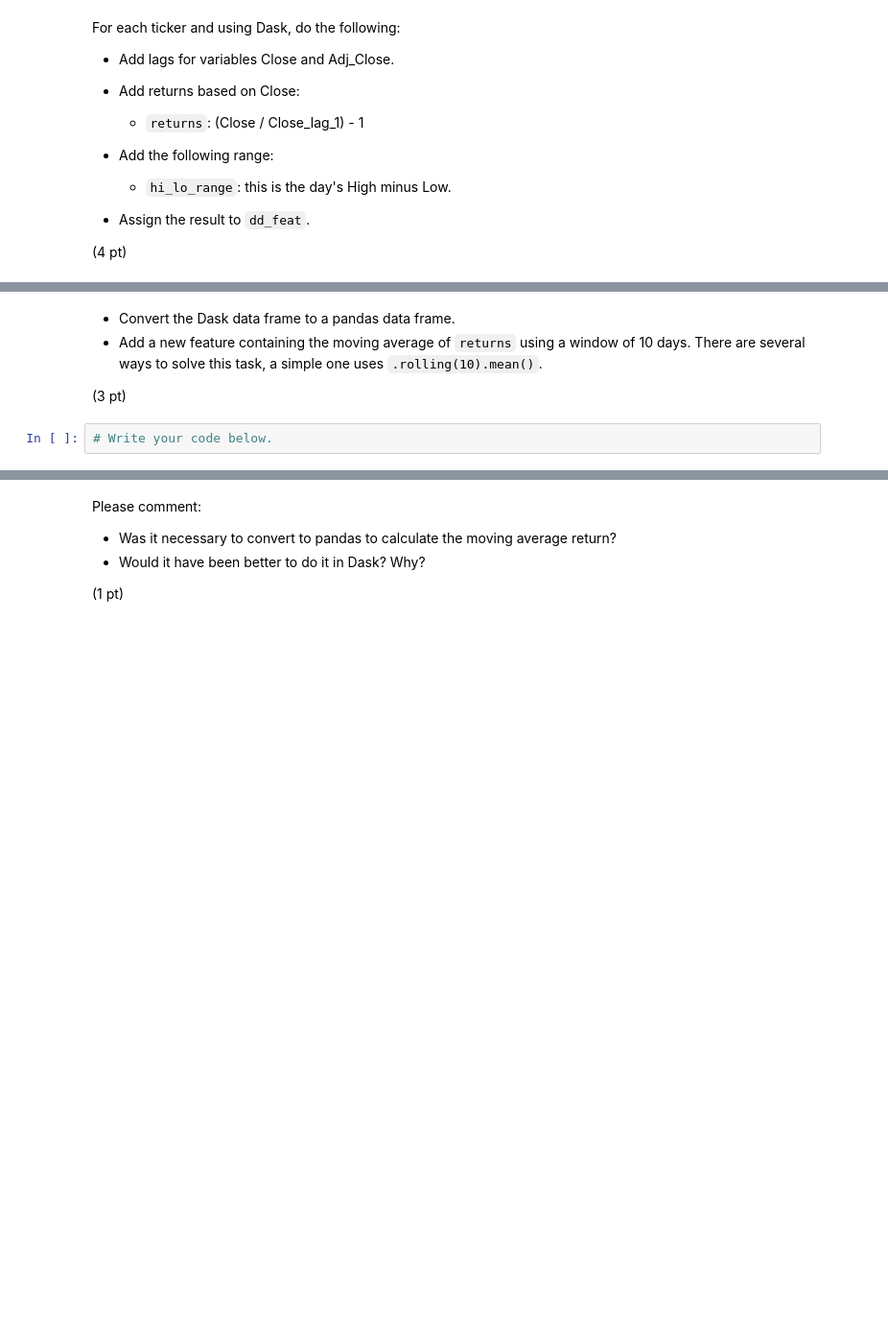
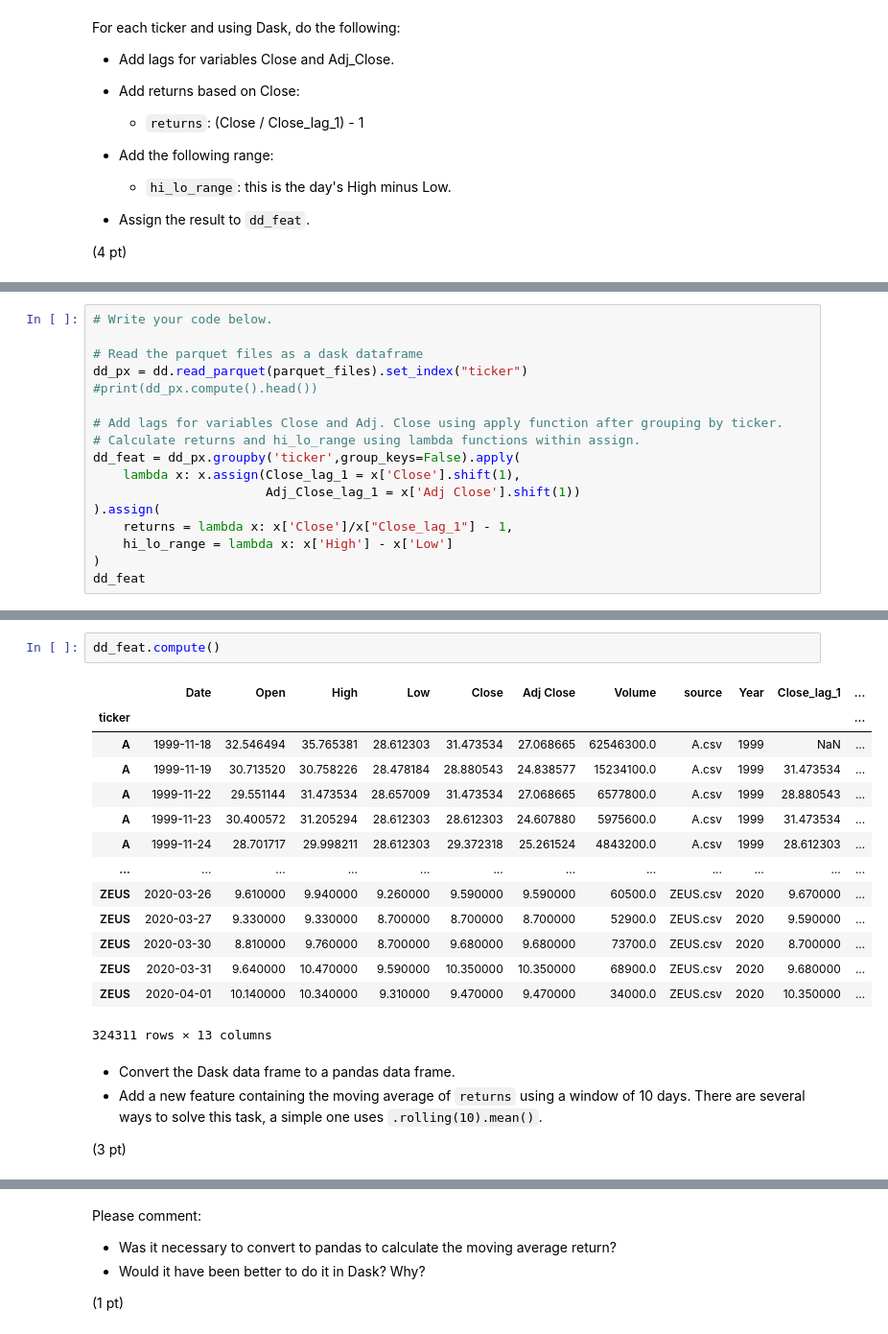
Before and after one commit to slathwal/production, a Jupyter notebook: 02_activities/assignments/assignment_1.ipynb, the cells around one changed output, grey strips where cells are left out. Shown at 96% size. Saved outputs shown, nothing was run; the diff lists cells and outputs as text; blank space fills up the shorter version.

```diff
--- a/02_activities/assignments/assignment_1.ipynb
+++ b/02_activities/assignments/assignment_1.ipynb
@@ -64,0 +50,17 @@ print(dd_px.compute().head())
+# %%
+# Write your code below.
+
+# Read the parquet files as a dask dataframe
+dd_px = dd.read_parquet(parquet_files).set_index("ticker")
+#print(dd_px.compute().head())
+
+# Add lags for variables Close and Adj. Close using apply function after grouping by ticker.
+# Calculate returns and hi_lo_range using lambda functions within assign.
+dd_feat = dd_px.groupby('ticker',group_keys=False).apply(
+    lambda x: x.assign(Close_lag_1 = x['Close'].shift(1),
+                       Adj_Close_lag_1 = x['Adj Close'].shift(1))
+).assign(
+    returns = lambda x: x['Close']/x["Close_lag_1"] - 1,
+    hi_lo_range = lambda x: x['High'] - x['Low']
+)
+dd_feat
@@ -65,7 +83,22 @@ print(dd_px.compute().head())
+# %%
+dd_feat.compute()
+# %% [output]
+|  | Date | Open | High | Low | Close | Adj Close | Volume | source | Year | Close_lag_1 | ... |
+| ticker |  |  |  |  |  |  |  |  |  |  | ... |
+| A | 1999-11-18 | 32.546494 | 35.765381 | 28.612303 | 31.473534 | 27.068665 | 62546300.0 | A.csv | 1999 | NaN | ... |
+| A | 1999-11-19 | 30.713520 | 30.758226 | 28.478184 | 28.880543 | 24.838577 | 15234100.0 | A.csv | 1999 | 31.473534 | ... |
+| A | 1999-11-22 | 29.551144 | 31.473534 | 28.657009 | 31.473534 | 27.068665 | 6577800.0 | A.csv | 1999 | 28.880543 | ... |
+| A | 1999-11-23 | 30.400572 | 31.205294 | 28.612303 | 28.612303 | 24.607880 | 5975600.0 | A.csv | 1999 | 31.473534 | ... |
+| A | 1999-11-24 | 28.701717 | 29.998211 | 28.612303 | 29.372318 | 25.261524 | 4843200.0 | A.csv | 1999 | 28.612303 | ... |
+| ... | ... | ... | ... | ... | ... | ... | ... | ... | ... | ... | ... |
+| ZEUS | 2020-03-26 | 9.610000 | 9.940000 | 9.260000 | 9.590000 | 9.590000 | 60500.0 | ZEUS.csv | 2020 | 9.670000 | ... |
+| ZEUS | 2020-03-27 | 9.330000 | 9.330000 | 8.700000 | 8.700000 | 8.700000 | 52900.0 | ZEUS.csv | 2020 | 9.590000 | ... |
+| ZEUS | 2020-03-30 | 8.810000 | 9.760000 | 8.700000 | 9.680000 | 9.680000 | 73700.0 | ZEUS.csv | 2020 | 8.700000 | ... |
+| ZEUS | 2020-03-31 | 9.640000 | 10.470000 | 9.590000 | 10.350000 | 10.350000 | 68900.0 | ZEUS.csv | 2020 | 9.680000 | ... |
+| ZEUS | 2020-04-01 | 10.140000 | 10.340000 | 9.310000 | 9.470000 | 9.470000 | 34000.0 | ZEUS.csv | 2020 | 10.350000 | ... |
+324311 rows × 13 columns
 # %% [markdown]
 + Convert the Dask data frame to a pandas data frame.
 + Add a new feature containing the moving average of `returns` using a window of 10 days. There are several ways to solve this task, a simple one uses `.rolling(10).mean()`.
 
 (3 pt)
-# %%
-# Write your code below.
```
Also changed, not shown: parts of 8 cells of this notebook.
